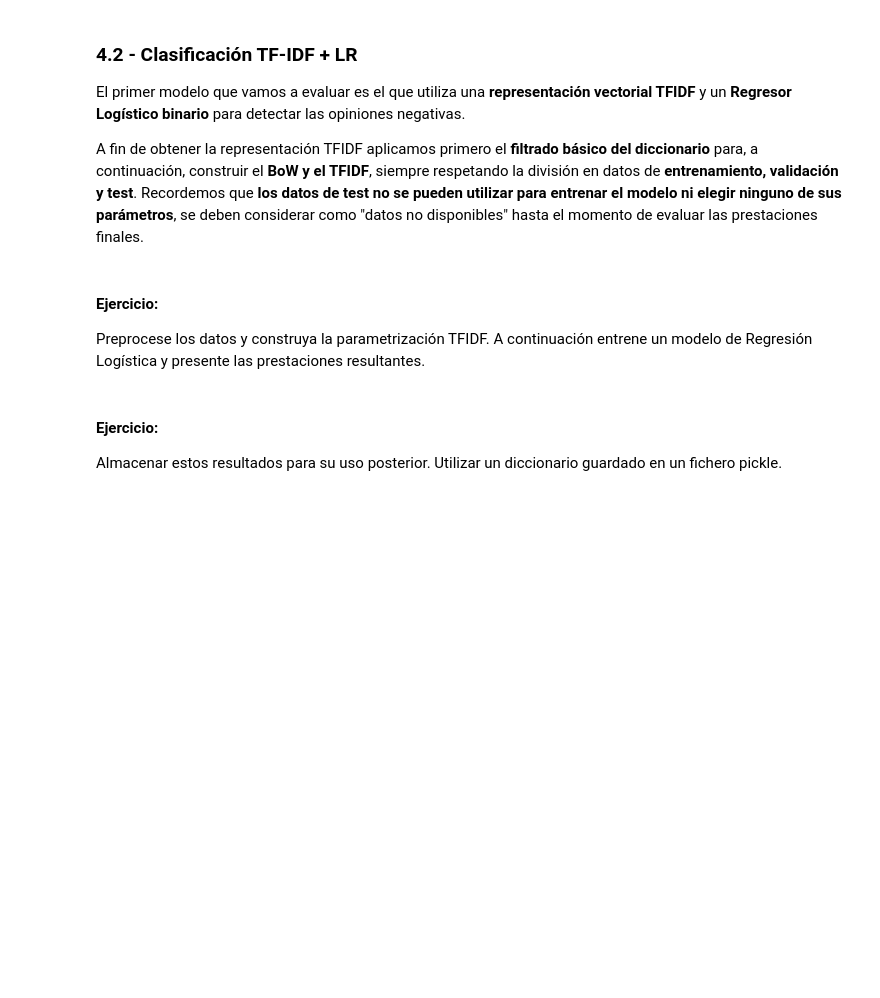
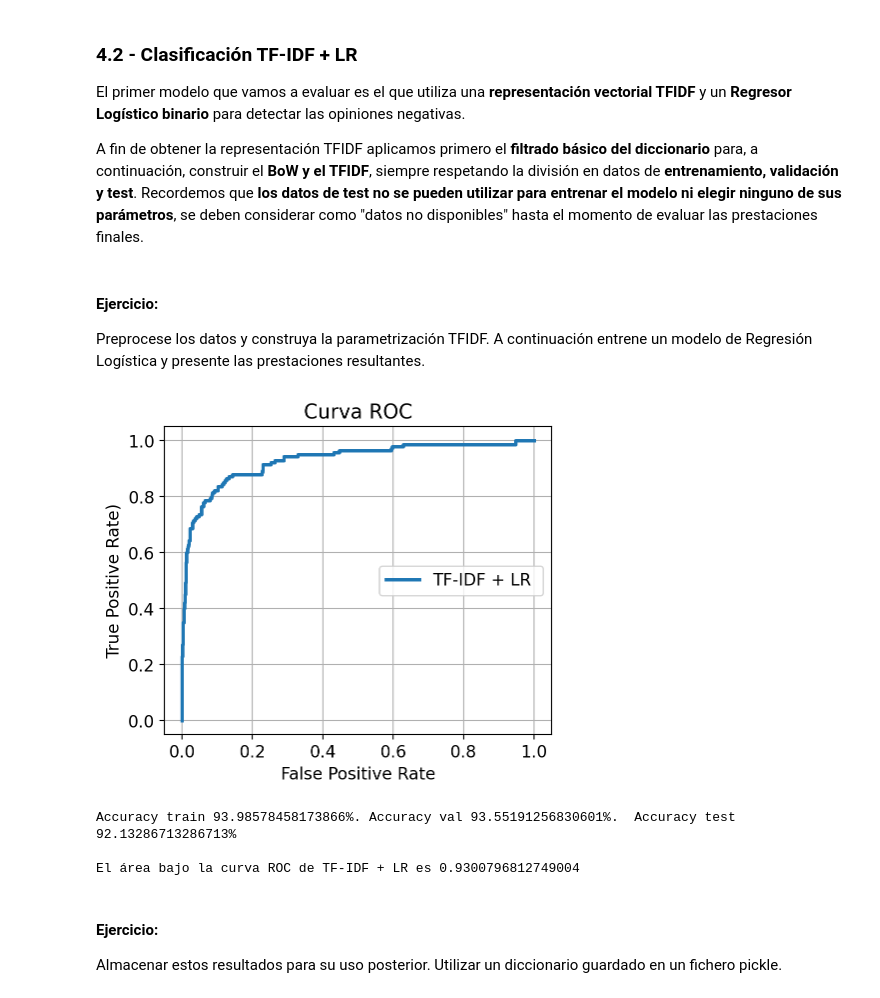
Before and after one commit to Ramputink/nlp-course, a Jupyter notebook: 11_Redes_neuronales_recurrentes_RNNs.ipynb, the cells around one changed output. Cells and saved outputs as stored; diff of their text form; code cells hidden in the pictures; blank space fills up the shorter version.

Commit message:
Sesión 11 Implementación completa

```diff
--- a/11_Redes_neuronales_recurrentes_RNNs.ipynb
+++ b/11_Redes_neuronales_recurrentes_RNNs.ipynb
@@ -490,26 +490,74 @@ A fin de obtener la representación TFIDF aplicamos primero el **filtrado básic
 
 Preprocese los datos y construya la parametrización TFIDF. A continuación entrene un modelo de Regresión Logística y presente las prestaciones resultantes.
 # %%
-# Prestaciones:
-accuracy_train_TFIDF_LR = <COMPLETAR>
-accuracy_val_TFIDF_LR = <COMPLETAR>
-accuracy_test_TFIDF_LR = <COMPLETAR>
+from sklearn.feature_extraction.text import TfidfVectorizer
+from sklearn.linear_model import LogisticRegression
+from sklearn import metrics
 
-fpr_TFIDF_LR, tpr_TFIDF_LR, thresholds_fprtpr_TFIDF_LR = <COMPLETAR>
+# Paso 1: Preprocesar textos - convertir a minúsculas y remover puntuación básica
+def preprocess_text(text):
+    """Preprocesa el texto: minúsculas y limpieza básica"""
+    text = text.lower()
+    # Remover puntuación simple
+    import string
+    text = text.translate(str.maketrans('', '', string.punctuation))
+    return text
+
+frases_procesadas = [preprocess_text(f) for f in frases]
+
+# Paso 2: Crear vectores TF-IDF solo con los datos de entrenamiento
+# Es crítico que el vectorizador se entrenee SOLO con train
+frases_train = [frases_procesadas[i] for i in idx_train]
+frases_val = [frases_procesadas[i] for i in idx_val]
+frases_test = [frases_procesadas[i] for i in idx_test]
+
+# Crear vectorizador TF-IDF y entrenar solo con train
+vectorizer_TFIDF = TfidfVectorizer(max_features=1000, min_df=2, max_df=0.8)
+X_train_TFIDF = vectorizer_TFIDF.fit_transform(frases_train)
+X_val_TFIDF = vectorizer_TFIDF.transform(frases_val)
+X_test_TFIDF = vectorizer_TFIDF.transform(frases_test)
+
+# Paso 3: Entrenar modelo de Regresión Logística
+model_TFIDF_LR = LogisticRegression(max_iter=1000, random_state=0)
+model_TFIDF_LR.fit(X_train_TFIDF, y_train)
+
+# Paso 4: Obtener predicciones (probabilidades) en train, val y test
+y_pred_prob_TFIDF_LR_train = model_TFIDF_LR.predict_proba(X_train_TFIDF)[:, 1]
+y_pred_prob_TFIDF_LR_val = model_TFIDF_LR.predict_proba(X_val_TFIDF)[:, 1]
+y_pred_prob_TFIDF_LR_test = model_TFIDF_LR.predict_proba(X_test_TFIDF)[:, 1]
+
+# Paso 5: Calcular predicciones binarias con threshold 0.5
+y_pred_TFIDF_LR_train = model_TFIDF_LR.predict(X_train_TFIDF)
+y_pred_TFIDF_LR_val = model_TFIDF_LR.predict(X_val_TFIDF)
+y_pred_TFIDF_LR_test = model_TFIDF_LR.predict(X_test_TFIDF)
+
+# Paso 6: Calcular accuracy
+accuracy_train_TFIDF_LR = metrics.accuracy_score(y_train, y_pred_TFIDF_LR_train)
+accuracy_val_TFIDF_LR = metrics.accuracy_score(y_val, y_pred_TFIDF_LR_val)
+accuracy_test_TFIDF_LR = metrics.accuracy_score(y_test, y_pred_TFIDF_LR_test)
+
+# Paso 7: Calcular curva ROC (usamos las probabilidades, no predicciones binarias)
+fpr_TFIDF_LR, tpr_TFIDF_LR, thresholds_fprtpr_TFIDF_LR = metrics.roc_curve(y_test, y_pred_prob_TFIDF_LR_test, pos_label=1)
 
 fig = plt.figure(figsize=(5, 4))
 plt.plot(fpr_TFIDF_LR, tpr_TFIDF_LR, lw=2.5,label='TF-IDF + LR ')
 plt.legend(loc=7)
 plt.grid()
 plt.xlabel('False Positive Rate')
 plt.ylabel('True Positive Rate)')
 plt.title('Curva ROC')
 plt.show()
 
-area_roc_TFIDF_LR = <COMPLETAR>
+# Paso 8: Calcular área bajo la curva ROC
+area_roc_TFIDF_LR = metrics.roc_auc_score(y_test, y_pred_prob_TFIDF_LR_test)
 
 print("\nAccuracy train {}%. Accuracy val {}%.  Accuracy test {}%\n".format(accuracy_train_TFIDF_LR*100, accuracy_val_TFIDF_LR*100,  accuracy_test_TFIDF_LR*100))
 print(f"El área bajo la curva ROC de TF-IDF + LR es {area_roc_TFIDF_LR}")
+# %% [output]
+[figure, added]
+Accuracy train 93.98578458173866%. Accuracy val 93.55191256830601%.  Accuracy test 92.13286713286713%
+
+El área bajo la curva ROC de TF-IDF + LR es 0.9300796812749004
 # %% [markdown]
 #### Ejercicio:
 
```
Also changed, not shown: parts of 16 cells of this notebook, 4 other files.
